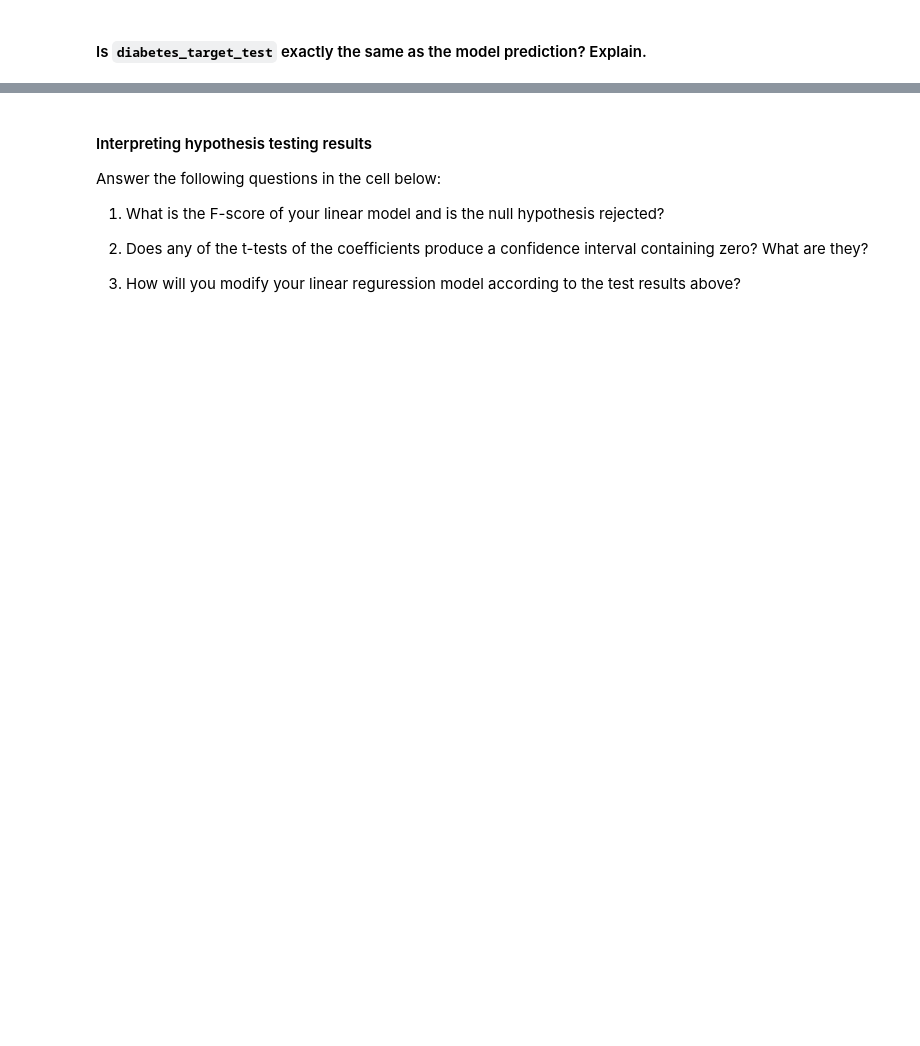
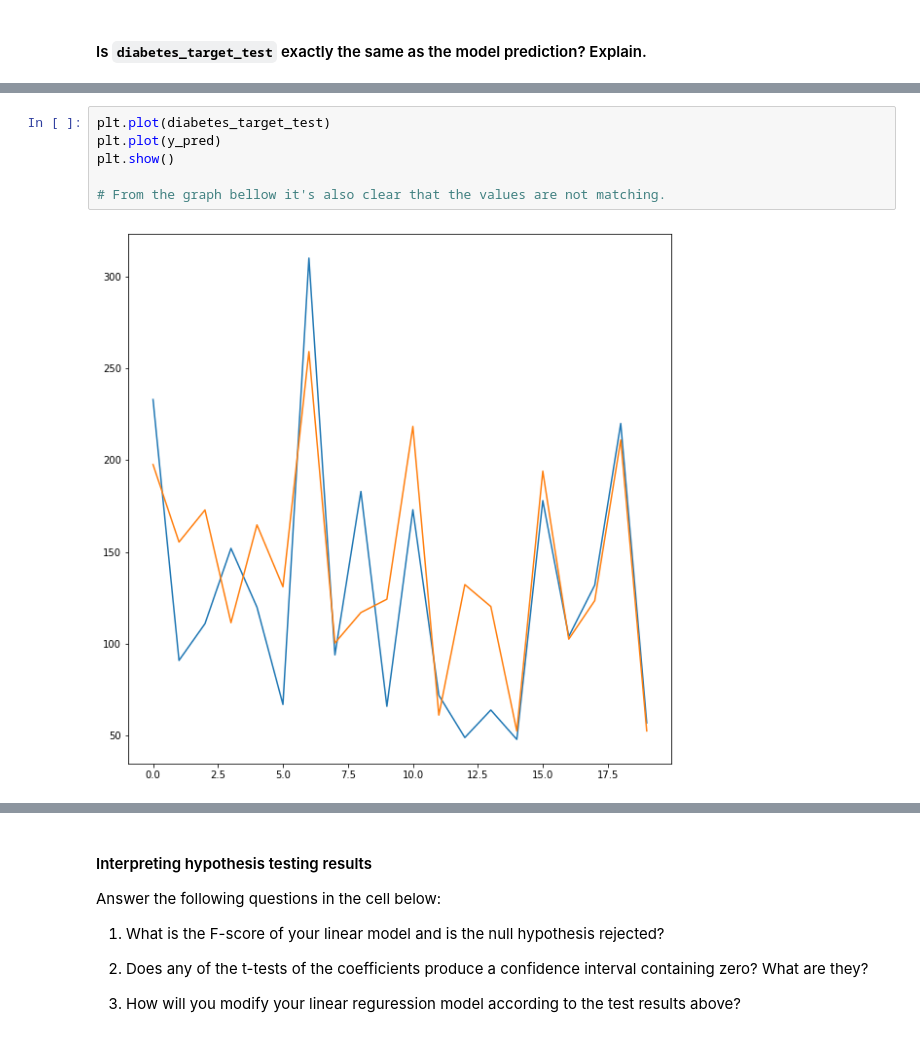
Before and after one commit to ta-datapt-bcn/lab-supervised-learning-regression, a Jupyter notebook: your-code/main.ipynb, the cells around one changed output, grey strips where cells are left out. Cells and saved outputs as stored; diff of their text form; blank space fills up the shorter version.

```diff
--- a/your-code/main.ipynb
+++ b/your-code/main.ipynb
@@ -102,0 +201,8 @@ This is the linear regression model fitted to your training dataset.
+# %%
+plt.plot(diabetes_target_test)
+plt.plot(y_pred)
+plt.show()
+
+# From the graph bellow it's also clear that the values are not matching.
+# %% [output]
+[figure, added]
```
Also changed, not shown: parts of 56 cells of this notebook, 1 other file.
